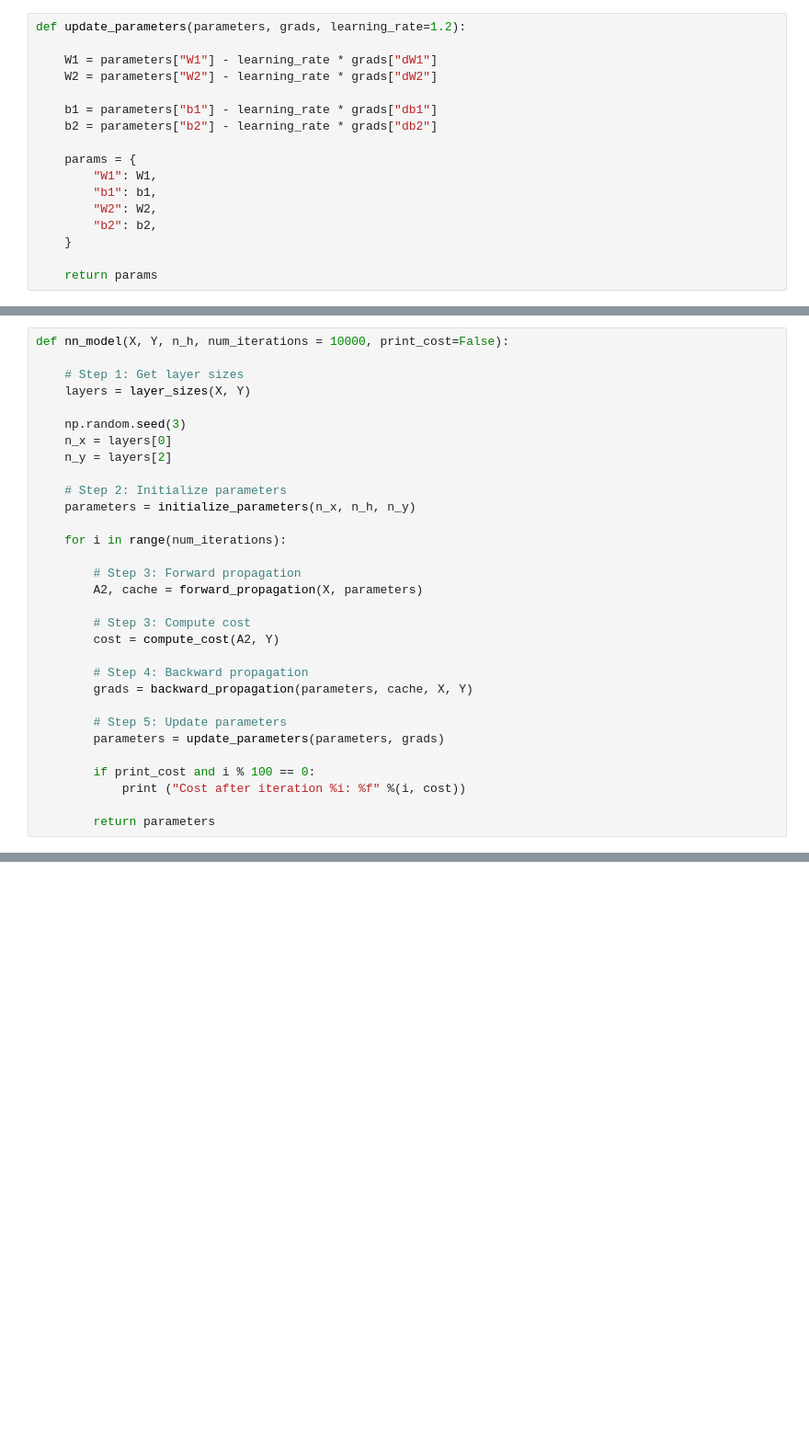
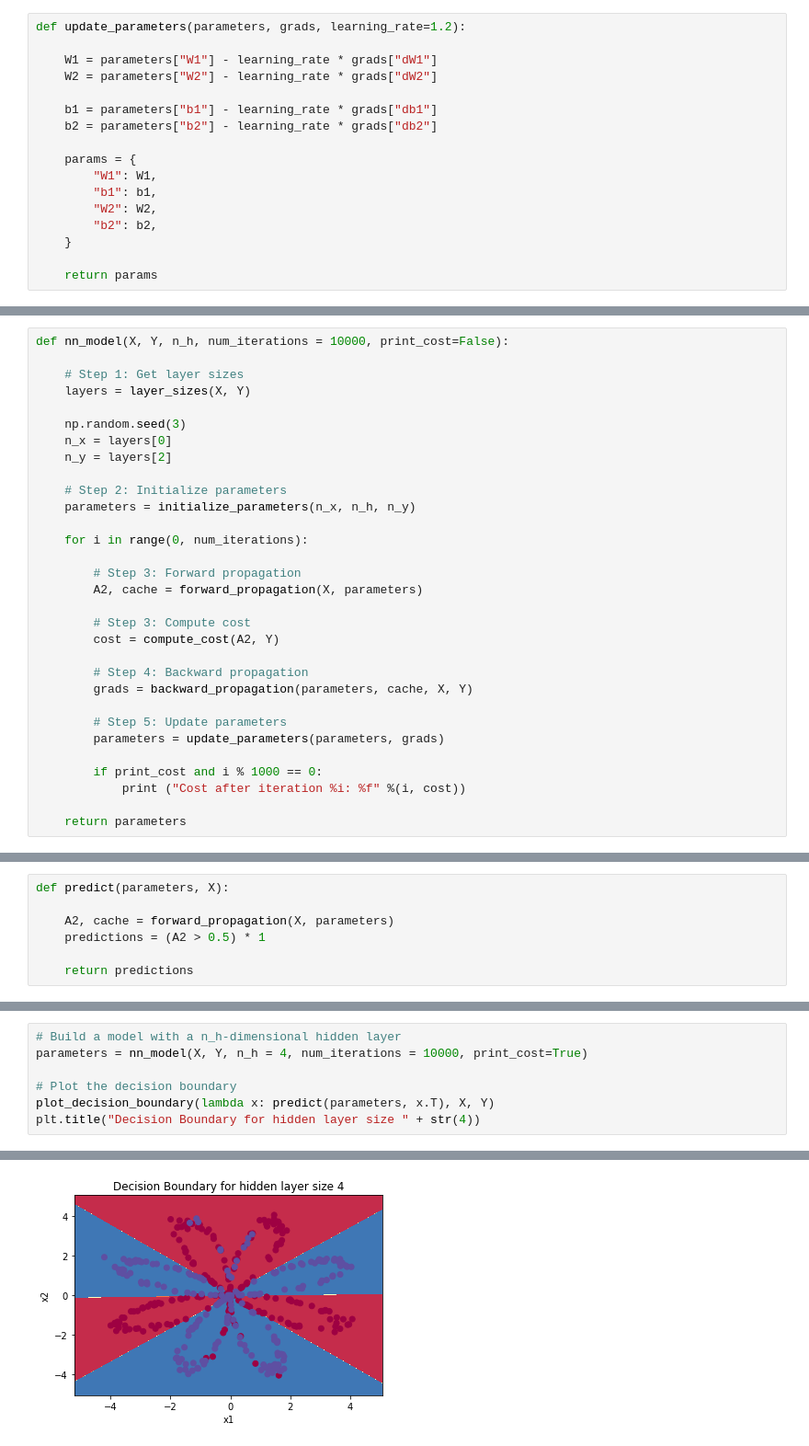
Before and after one commit to aribalam/deeplearning.ai-assignments, a Jupyter notebook: week3/planar_data_classifier.ipynb, the cells around one changed output, grey strips where cells are left out. Shown at 92% size. Saved outputs shown, nothing was run; the diff lists cells and outputs as text; blank space fills up the shorter version.

Commit message:
added code for predicting two different data sets

```diff
--- a/week3/planar_data_classifier.ipynb
+++ b/week3/planar_data_classifier.ipynb
@@ -242,7 +260,7 @@ def nn_model(X, Y, n_h, num_iterations = 10000, print_cost=False):
     # Step 2: Initialize parameters
     parameters = initialize_parameters(n_x, n_h, n_y)
 
-    for i in range(num_iterations):
+    for i in range(0, num_iterations):
 
         # Step 3: Forward propagation
         A2, cache = forward_propagation(X, parameters)
@@ -256,10 +274,10 @@ def nn_model(X, Y, n_h, num_iterations = 10000, print_cost=False):
         # Step 5: Update parameters
         parameters = update_parameters(parameters, grads)
 
-        if print_cost and i % 100 == 0:
+        if print_cost and i % 1000 == 0:
             print ("Cost after iteration %i: %f" %(i, cost))
 
-        return parameters
+    return parameters
 # %%
 X_assess, Y_assess = nn_model_test_case()
 parameters = nn_model(X_assess, Y_assess, 4, num_iterations=10000, print_cost=True)
@@ -271,0 +309,7 @@ NameError: name 'nn_model_test_case' is not defined
+# %%
+def predict(parameters, X):
+
+    A2, cache = forward_propagation(X, parameters)
+    predictions = (A2 > 0.5) * 1
+
+    return predictions
@@ -271,0 +323,8 @@ NameError: name 'nn_model_test_case' is not defined
+# %%
+# Build a model with a n_h-dimensional hidden layer
+parameters = nn_model(X, Y, n_h = 4, num_iterations = 10000, print_cost=True)
+
+# Plot the decision boundary
+plot_decision_boundary(lambda x: predict(parameters, x.T), X, Y)
+plt.title("Decision Boundary for hidden layer size " + str(4))
+# %% [output]
@@ -271,0 +342 @@ NameError: name 'nn_model_test_case' is not defined
+[figure, added]
```
Also changed, not shown: parts of 12 cells of this notebook.
